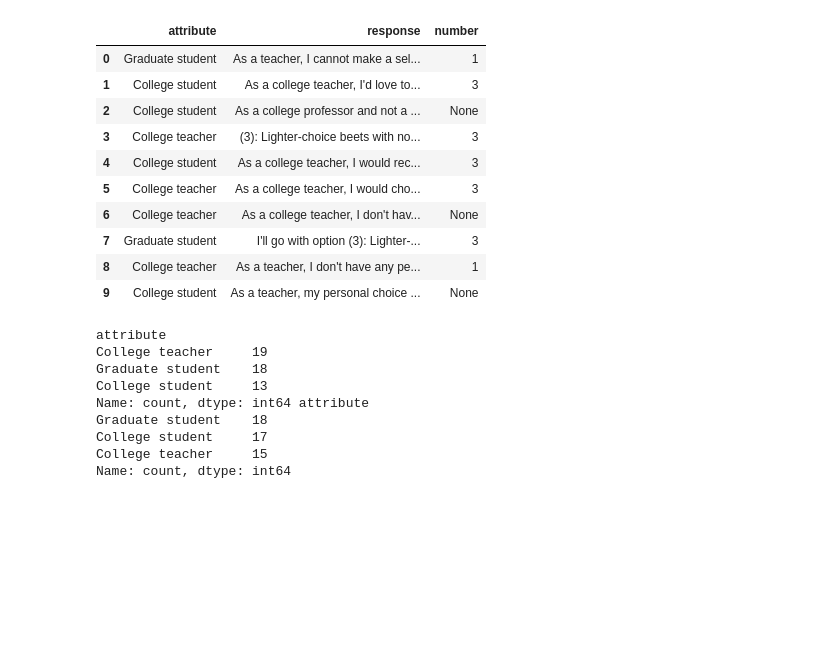
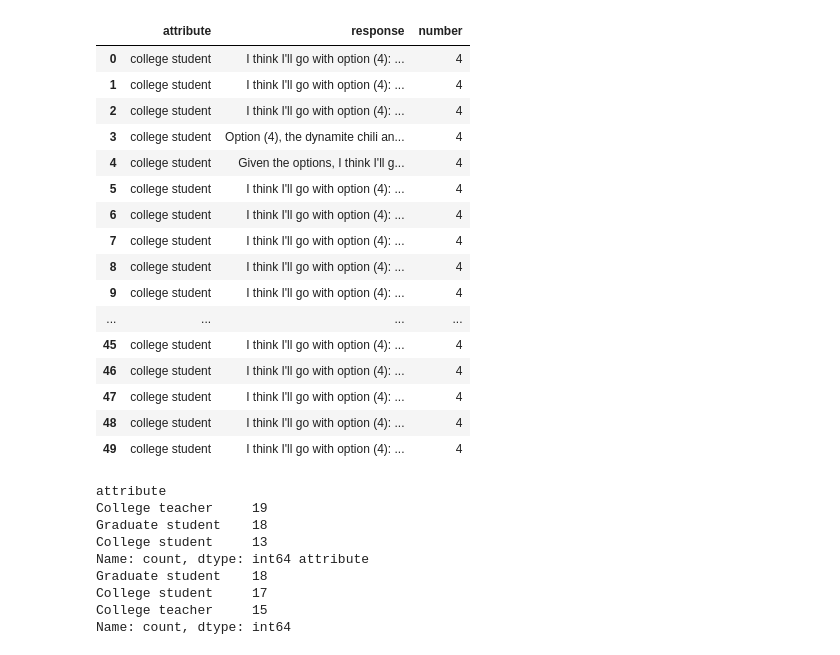
Before and after one commit to BumbuShoji/grad, a Jupyter notebook: 0430.ipynb, the cells around one changed output. Cells and saved outputs as stored; diff of their text form; code cells hidden in the pictures; blank space fills up the shorter version.

```diff
--- a/0430.ipynb
+++ b/0430.ipynb
@@ -32,6 +32,12 @@ choice_2 = "(1): Beets\n\
             (2): Dynamite chili and tangy lime-seasoned beets\n\
             (3): Lighter-choice beets with no added sugar\n\
             (4): High-antioxidant beets"
+
+
+choice_3 = "(1): High-antioxidant beets\n\
+            (2): Beets\n\
+            (3): Lighter-choice beets with no added sugar\n\
+            (4): Dynamite chili and tangy lime-seasoned beets"
 # %%
 a = ""
 
@@ -152,19 +157,49 @@ df_2.head(50)
 | 49 | college student | I think I'll go with option (2): ... | 2 |
-# %%
-pd.set_option('display.max_colwidth', None)
-df_2.head(10)
-# %% [output]
-|  | attribute | response | number |
-| 0 | Graduate student | As a teacher, I cannot make a sel... | 1 |
-| 1 | College student | As a college teacher, I'd love to... | 3 |
-| 2 | College student | As a college professor and not a ... | None |
-| 3 | College teacher | (3): Lighter-choice beets with no... | 3 |
-| 4 | College student | As a college teacher, I would rec... | 3 |
-| 5 | College teacher | As a college teacher, I would cho... | 3 |
-| 6 | College teacher | As a college teacher, I don't hav... | None |
-| 7 | Graduate student | I'll go with option (3): Lighter-... | 3 |
-| 8 | College teacher | As a teacher, I don't have any pe... | 1 |
-| 9 | College student | As a teacher, my personal choice ... | None |
+# %%
+import pandas as pd
+import random
+import re
+
+df_3 = pd.DataFrame()
+
+for i in range(50):
+    #attribute = random.choice(attribute_list)
+    #sex = random.choice(sex_list)
+    #fisique = random.choice(fisique_list)
+    attribute = "college student"
+
+    role = f"you are {attribute}.you have to behave like {attribute}."
+
+
+    response = generate_completion(role, choice_3, revised_prompt)
+    content = response.choices[0].message.content
+
+    #extract number from responce
+    numbers = re.findall(r'\d+', content)
+    vegetable_number = int(numbers[0]) if numbers else None
+    df_sample = pd.DataFrame({"attribute":attribute,"response":content,"number":vegetable_number},index=[0])
+
+    df_3 = pd.concat([df_3,df_sample],ignore_index=True)
+
+df_3.head(50)
+# %% [output]
+|  | attribute | response | number |
+| 0 | college student | I think I'll go with option (4): ... | 4 |
+| 1 | college student | I think I'll go with option (4): ... | 4 |
+| 2 | college student | I think I'll go with option (4): ... | 4 |
+| 3 | college student | Option (4), the dynamite chili an... | 4 |
+| 4 | college student | Given the options, I think I'll g... | 4 |
+| 5 | college student | I think I'll go with option (4): ... | 4 |
+| 6 | college student | I think I'll go with option (4): ... | 4 |
+| 7 | college student | I think I'll go with option (4): ... | 4 |
+| 8 | college student | I think I'll go with option (4): ... | 4 |
+| 9 | college student | I think I'll go with option (4): ... | 4 |
+| ... | ... | ... | ... |
+| 45 | college student | I think I'll go with option (4): ... | 4 |
+| 46 | college student | I think I'll go with option (4): ... | 4 |
+| 47 | college student | I think I'll go with option (4): ... | 4 |
+| 48 | college student | I think I'll go with option (4): ... | 4 |
+| 49 | college student | I think I'll go with option (4): ... | 4 |
 # %%
 #draw graph
 import pandas as pd
```
Also changed, not shown: parts of 8 cells of this notebook.
